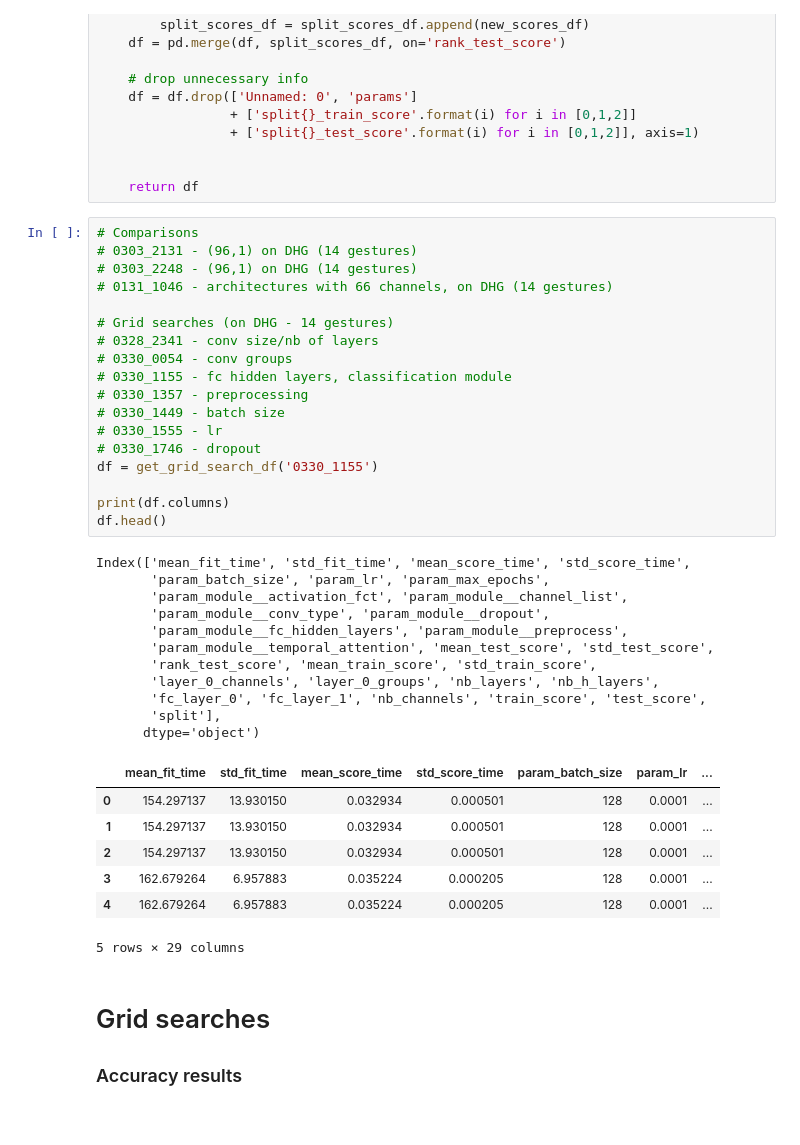
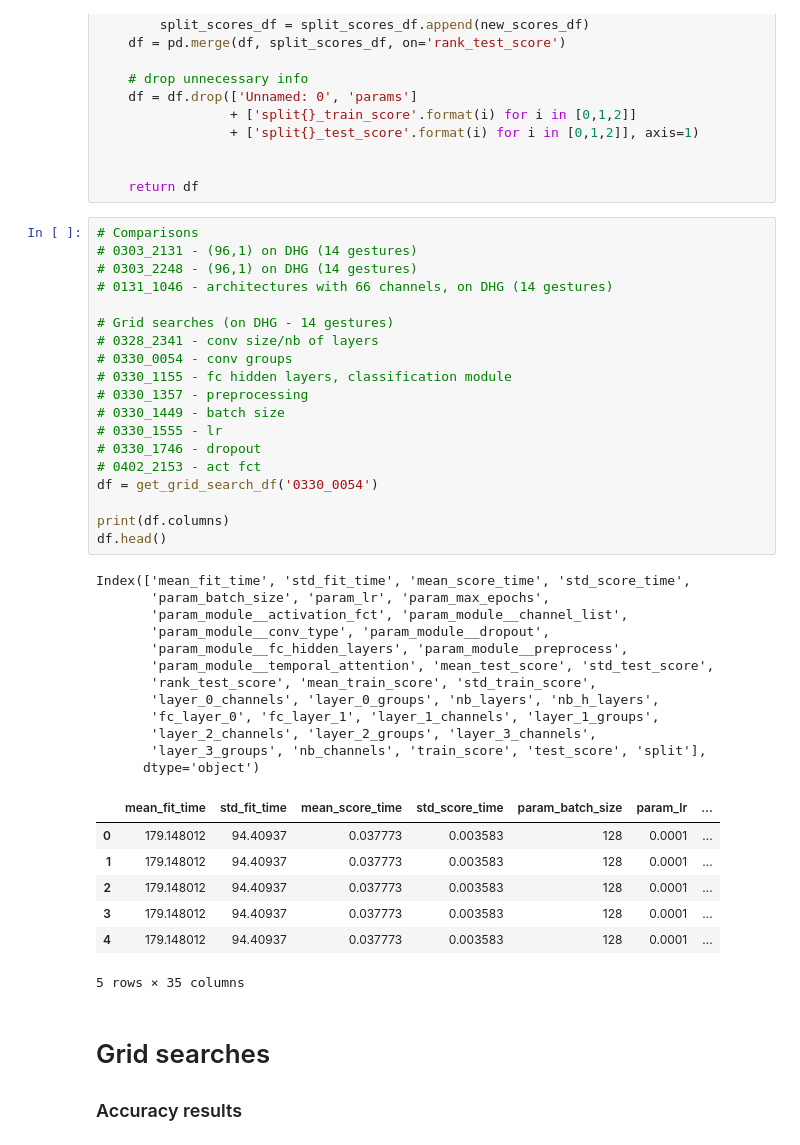
Before and after one commit to alexandrethm/S3R, a Jupyter notebook: jupyter_nb/results_analysis.ipynb, the cells around one changed output. Saved outputs shown, nothing was run; the diff lists cells and outputs as text.

```diff
--- a/jupyter_nb/results_analysis.ipynb
+++ b/jupyter_nb/results_analysis.ipynb
@@ -124,40 +125,42 @@ def get_grid_search_df(id):
 # %%
 # Comparisons
 # 0303_2131 - (96,1) on DHG (14 gestures)
 # 0303_2248 - (96,1) on DHG (14 gestures)
 # 0131_1046 - architectures with 66 channels, on DHG (14 gestures)
 
 # Grid searches (on DHG - 14 gestures)
 # 0328_2341 - conv size/nb of layers
 # 0330_0054 - conv groups
 # 0330_1155 - fc hidden layers, classification module
 # 0330_1357 - preprocessing
 # 0330_1449 - batch size
 # 0330_1555 - lr
 # 0330_1746 - dropout
-df = get_grid_search_df('0330_1155')
+# 0402_2153 - act fct
+df = get_grid_search_df('0330_0054')
 
 print(df.columns)
 df.head()
 # %% [output]
 Index(['mean_fit_time', 'std_fit_time', 'mean_score_time', 'std_score_time',
        'param_batch_size', 'param_lr', 'param_max_epochs',
        'param_module__activation_fct', 'param_module__channel_list',
        'param_module__conv_type', 'param_module__dropout',
        'param_module__fc_hidden_layers', 'param_module__preprocess',
        'param_module__temporal_attention', 'mean_test_score', 'std_test_score',
        'rank_test_score', 'mean_train_score', 'std_train_score',
        'layer_0_channels', 'layer_0_groups', 'nb_layers', 'nb_h_layers',
-       'fc_layer_0', 'fc_layer_1', 'nb_channels', 'train_score', 'test_score',
-       'split'],
+       'fc_layer_0', 'fc_layer_1', 'layer_1_channels', 'layer_1_groups',
+       'layer_2_channels', 'layer_2_groups', 'layer_3_channels',
+       'layer_3_groups', 'nb_channels', 'train_score', 'test_score', 'split'],
       dtype='object')
 |  | mean_fit_time | std_fit_time | mean_score_time | std_score_time | param_batch_size | param_lr | ... |
-| 0 | 154.297137 | 13.930150 | 0.032934 | 0.000501 | 128 | 0.0001 | ... |
-| 1 | 154.297137 | 13.930150 | 0.032934 | 0.000501 | 128 | 0.0001 | ... |
-| 2 | 154.297137 | 13.930150 | 0.032934 | 0.000501 | 128 | 0.0001 | ... |
-| 3 | 162.679264 | 6.957883 | 0.035224 | 0.000205 | 128 | 0.0001 | ... |
-| 4 | 162.679264 | 6.957883 | 0.035224 | 0.000205 | 128 | 0.0001 | ... |
+| 0 | 179.148012 | 94.40937 | 0.037773 | 0.003583 | 128 | 0.0001 | ... |
+| 1 | 179.148012 | 94.40937 | 0.037773 | 0.003583 | 128 | 0.0001 | ... |
+| 2 | 179.148012 | 94.40937 | 0.037773 | 0.003583 | 128 | 0.0001 | ... |
+| 3 | 179.148012 | 94.40937 | 0.037773 | 0.003583 | 128 | 0.0001 | ... |
+| 4 | 179.148012 | 94.40937 | 0.037773 | 0.003583 | 128 | 0.0001 | ... |
-5 rows × 29 columns
+5 rows × 35 columns
 # %% [markdown]
 # Grid searches
 ### Accuracy results
```
Also changed, not shown: parts of 20 cells of this notebook, 5 other files.
